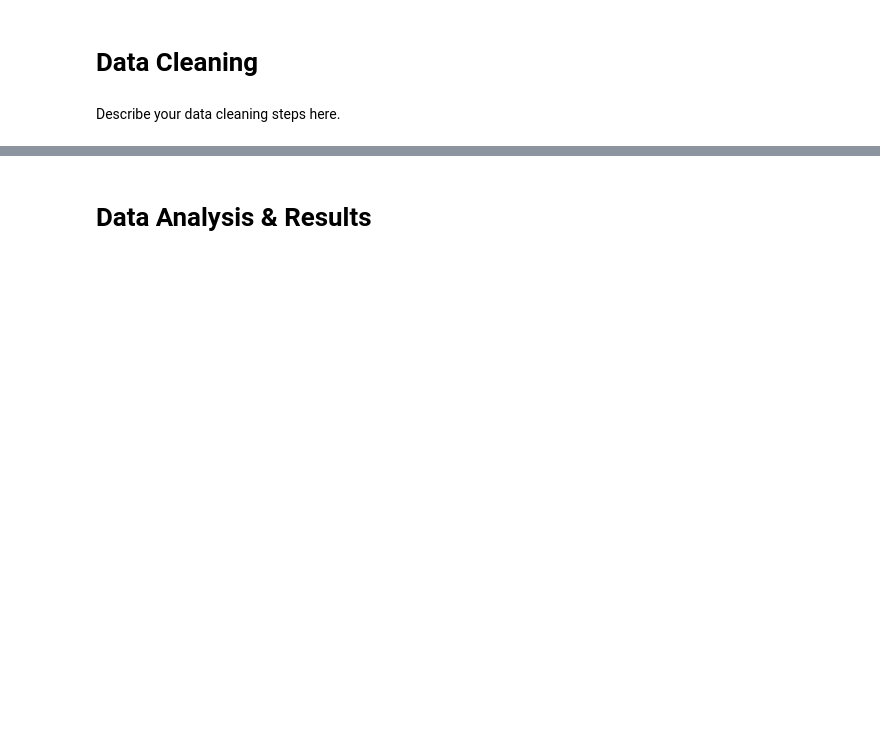
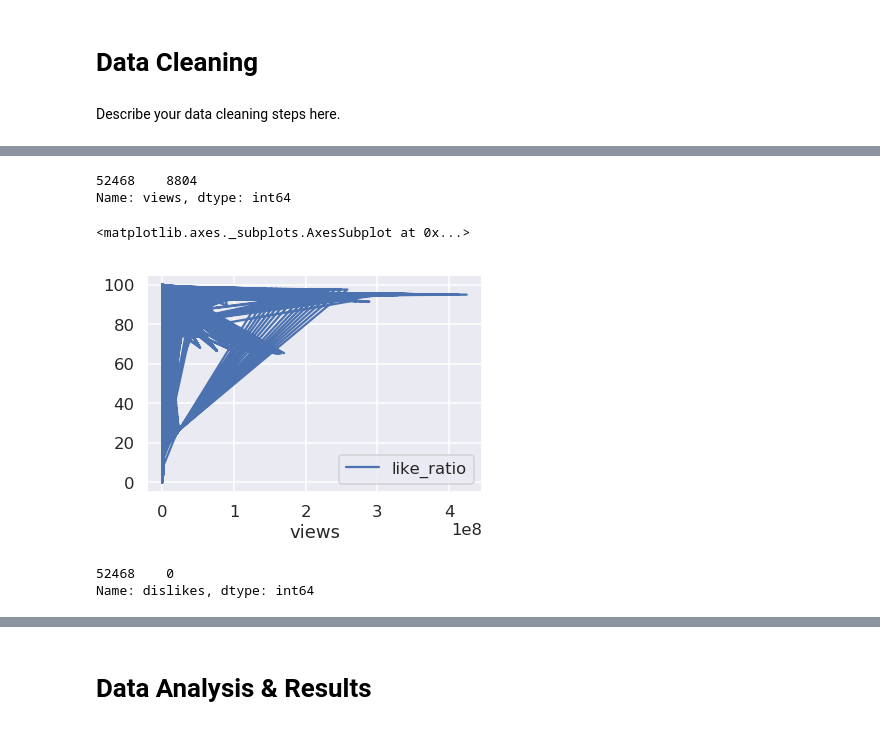
Before and after one commit to YuechenL/COGS108FinalProject, a Jupyter notebook: FinalProject.ipynb, the cells around one changed output, grey strips where cells are left out. Saved outputs shown, nothing was run; the diff lists cells and outputs as text; code cells hidden in the pictures; blank space fills up the shorter version.

```diff
--- a/FinalProject.ipynb
+++ b/FinalProject.ipynb
@@ -64,0 +74,20 @@ Describe your data cleaning steps here.
+# %%
+## YOUR CODE HERE
+## FEEL FREE TO ADD MULTIPLE CELLS PER SECTION
+
+# Configure libraries
+# The seaborn library makes plots look nicer
+sns.set()
+sns.set_context('talk')
+
+# Don't display too many rows/cols of DataFrames
+pd.options.display.max_rows = 20
+pd.options.display.max_columns = 8
+
+# Round decimals when displaying DataFrames
+pd.set_option('precision', 2)
+# %%
+youtube_df = pd.read_csv("all_videos_with_revised_dates.csv")
+youtube_df = youtube_df.drop('video_id', axis = 1)
+youtube_df['like_ratio'] = ((youtube_df['likes']/(youtube_df['likes']+youtube_df['dislikes']))*100)
+print(youtube_df)
@@ -64,0 +112,17 @@ Describe your data cleaning steps here.
+# %%
+print(youtube_df[youtube_df.category_id == 44].views)
+# %% [output]
+52468    8804
+Name: views, dtype: int64
+# %%
+youtube_df.plot(x='views',y='like_ratio')
+# %% [output]
+<matplotlib.axes._subplots.AxesSubplot at 0x...>
+[figure, added]
+# %%
+print(youtube_df[youtube_df.category_id == 44].dislikes)
+#For some reason category 44 has no likes or dislikes so I'll remove that one.
+youtube_df = youtube_df[youtube_df.category_id != 44]
+# %% [output]
+52468    0
+Name: dislikes, dtype: int64
```
Also changed, not shown: parts of 12 cells of this notebook.
